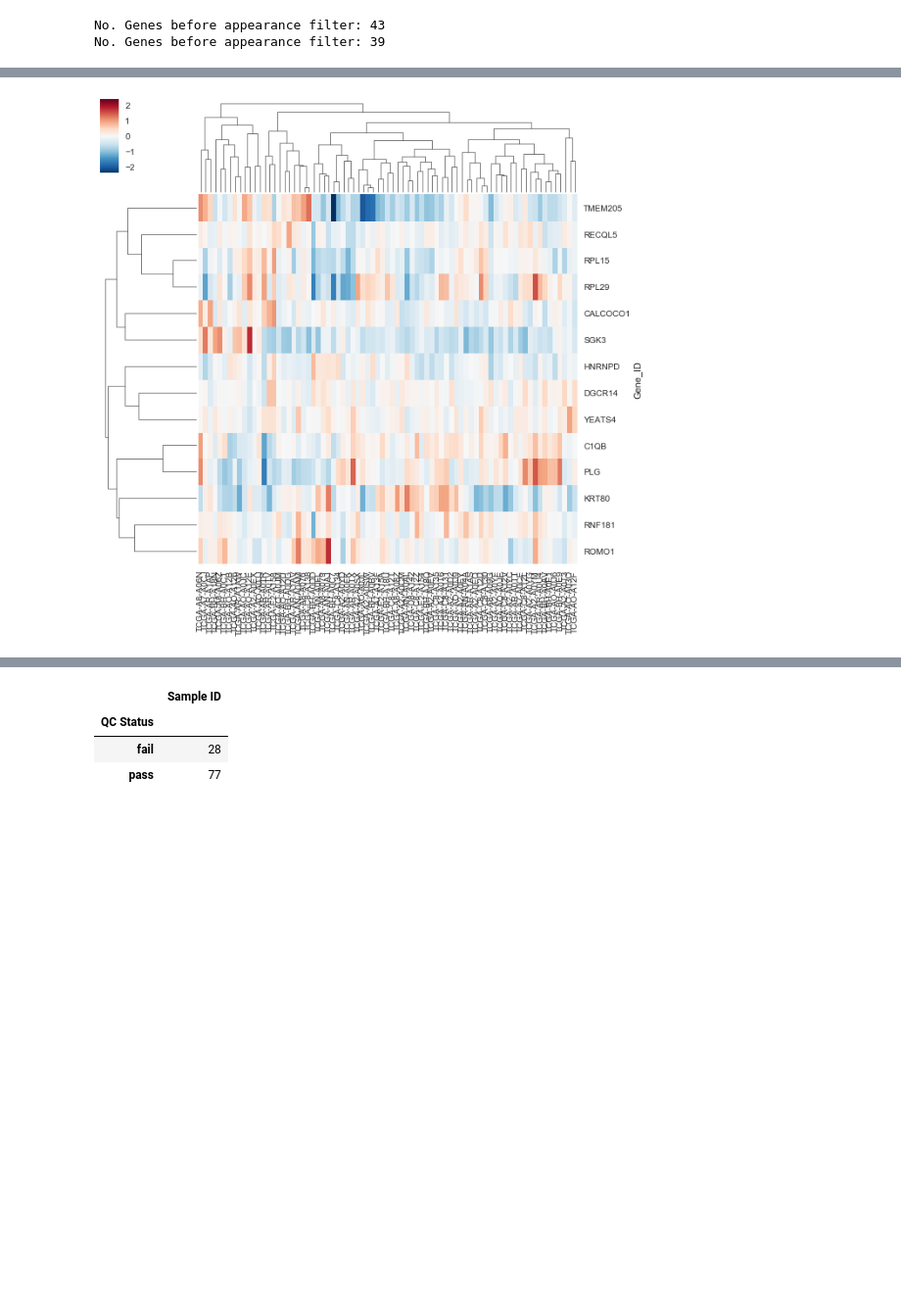
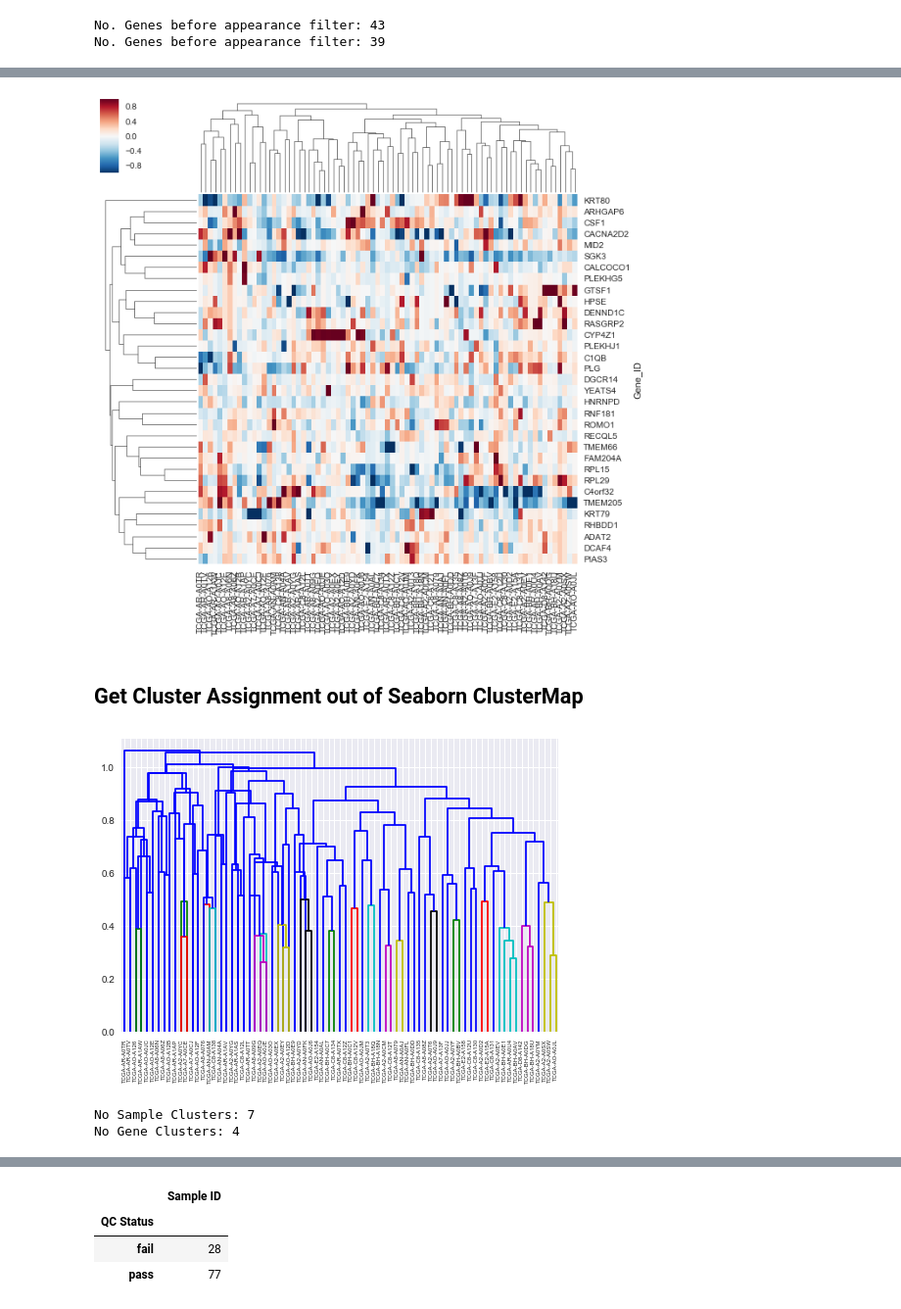
Before and after one commit to SVAI-Dream/dreamchallenge, a Jupyter notebook: nci-cptac-dream/notebook/Sub_Challenge_2.ipynb, the cells around one changed output, grey strips where cells are left out. Shown at 98% size. Saved outputs shown, nothing was run; the diff lists cells and outputs as text; code cells hidden in the pictures; blank space fills up the shorter version.

```diff
--- a/nci-cptac-dream/notebook/Sub_Challenge_2.ipynb
+++ b/nci-cptac-dream/notebook/Sub_Challenge_2.ipynb
@@ -264,6 +292,51 @@ cna_sample_clust, cna_gene_clust = clust_cna.dendrogram_col, clust_cna.dendrogra
 # %%
-clust_proteome = sns.clustermap(proteome_to_cluster.set_index("Gene_ID").dropna(), metric="correlation")
+proteome_imputed_and_scaled = _scale(_impute(proteome_to_cluster[breast_common_samples].as_matrix()))
+proteome_imputed_and_scaled_df = pd.DataFrame(proteome_imputed_and_scaled, index=proteome_to_cluster.Gene_ID, columns = breast_common_samples)
+clust_proteome = sns.clustermap(proteome_imputed_and_scaled_df, metric="correlation")
 plt.setp(clust_proteome.ax_heatmap.get_yticklabels(), rotation=0)
 proteome_sample_clust, proteome_gene_clust = clust_proteome.dendrogram_col, clust_proteome.dendrogram_row
 # %% [output]
-[figure, old version]
+[figure, new version]
+# %% [markdown]
+## Get Cluster Assignment out of Seaborn ClusterMap
+# %%
+import scipy
+from scipy.cluster import hierarchy
+from collections import defaultdict
+
+def get_cluster_classes(den, label='ivl'):
+    cluster_idxs = defaultdict(list)
+    for c, pi in zip(den['color_list'], den['icoord']):
+        for leg in pi[1:3]:
+            i = (leg - 5.0) / 10.0
+            if abs(i - int(i)) < 1e-5:
+                cluster_idxs[c].append(int(i))
+
+    cluster_df = pd.DataFrame(den['ivl'], columns=['name'])
+    cluster_df['cluster'] = ''
+    for c, l in cluster_idxs.items():
+        cluster_df.ix[l, 'cluster'] = c
+
+    return cluster_df
+
+# Get cluster results from seaborn clustermap
+proteome_imputed_and_scaled_df
+threshold = 0.5
+proteome_gene_dendrogram = hierarchy.dendrogram(clust_proteome.dendrogram_row.linkage,
+                           labels = proteome_imputed_and_scaled_df.index,
+                           color_threshold=threshold
+                          )
+proteome_sample_dendrogram = hierarchy.dendrogram(clust_proteome.dendrogram_col.linkage,
+                           labels = proteome_imputed_and_scaled_df.columns,
+                           color_threshold=threshold
+                          )
+proteome_gene_clusters = get_cluster_classes(proteome_gene_dendrogram)
+proteome_sample_clusters = get_cluster_classes(proteome_sample_dendrogram)
+# %% [output]
+[figure, added]
+# %%
+print("No Sample Clusters: {}".format(str(len(proteome_sample_clusters['cluster'].unique()))))
+print("No Gene Clusters: {}".format(str(len(proteome_gene_clusters['cluster'].unique()))))
+# %% [output]
+No Sample Clusters: 7
+No Gene Clusters: 4
```
Also changed, not shown: parts of 17 cells of this notebook.
